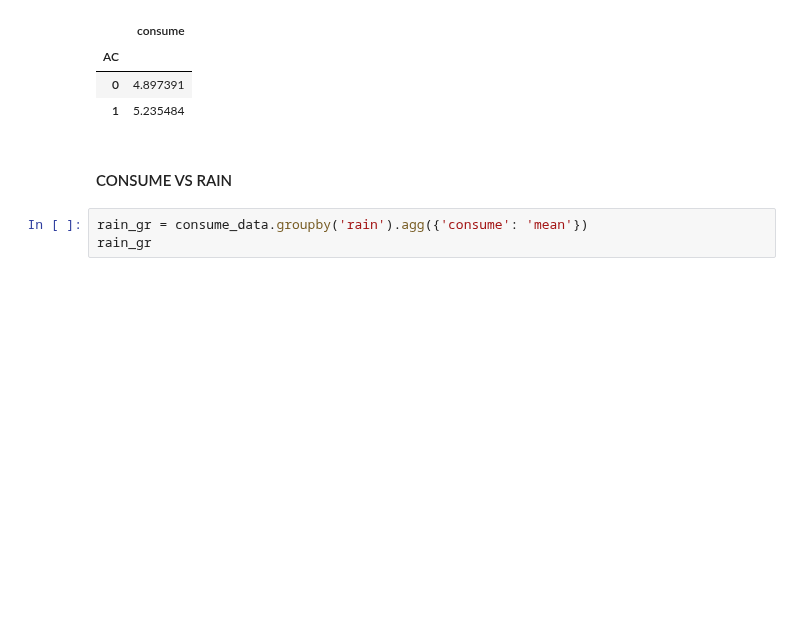
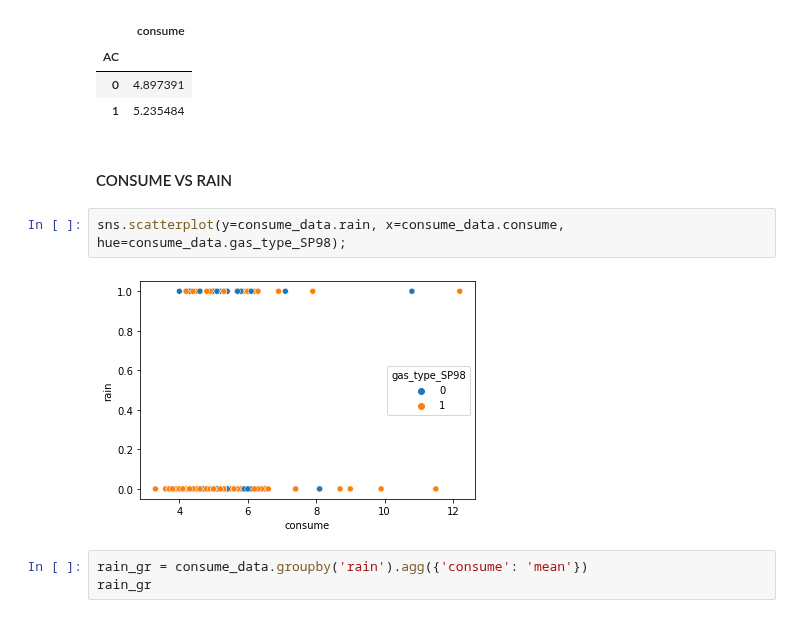
Before and after one commit to VictorRodriguezIronhack/reto_data, a Jupyter notebook: consume.ipynb, the cells around one changed output. Drawn from its saved outputs; the diff is of its cells as text; blank space fills up the shorter version.

```diff
--- a/consume.ipynb
+++ b/consume.ipynb
@@ -133,6 +150,10 @@ ac_group
 | 1 | 5.235484 |
 # %% [markdown]
 #### CONSUME VS RAIN
+# %%
+sns.scatterplot(y=consume_data.rain, x=consume_data.consume, hue=consume_data.gas_type_SP98);
+# %% [output]
+[figure, added]
 # %%
 rain_gr = consume_data.groupby('rain').agg({'consume': 'mean'})
 rain_gr
```
Also changed, not shown: parts of 29 cells of this notebook.
